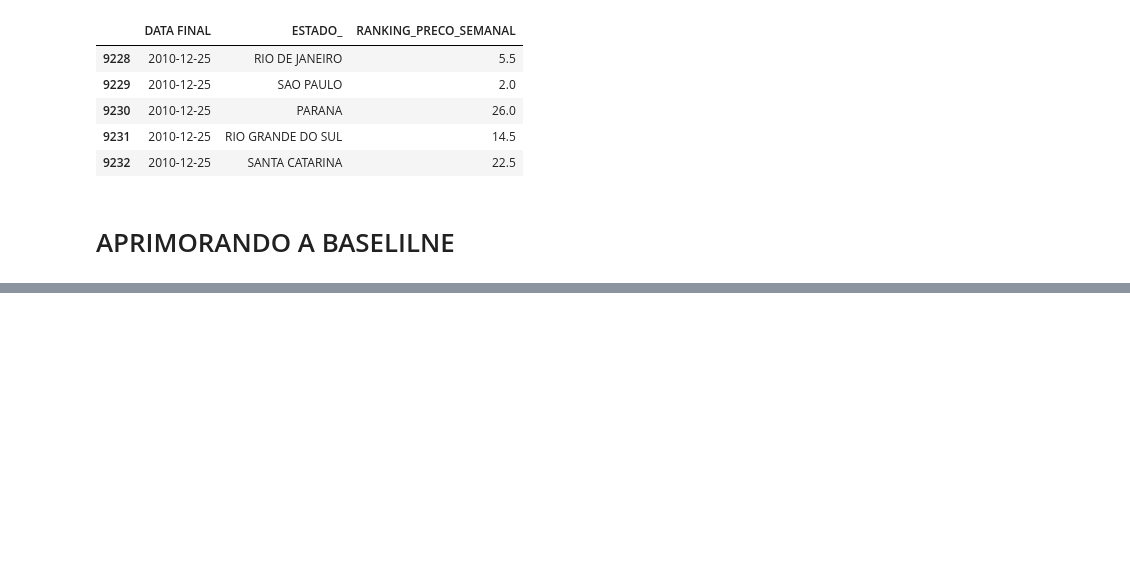
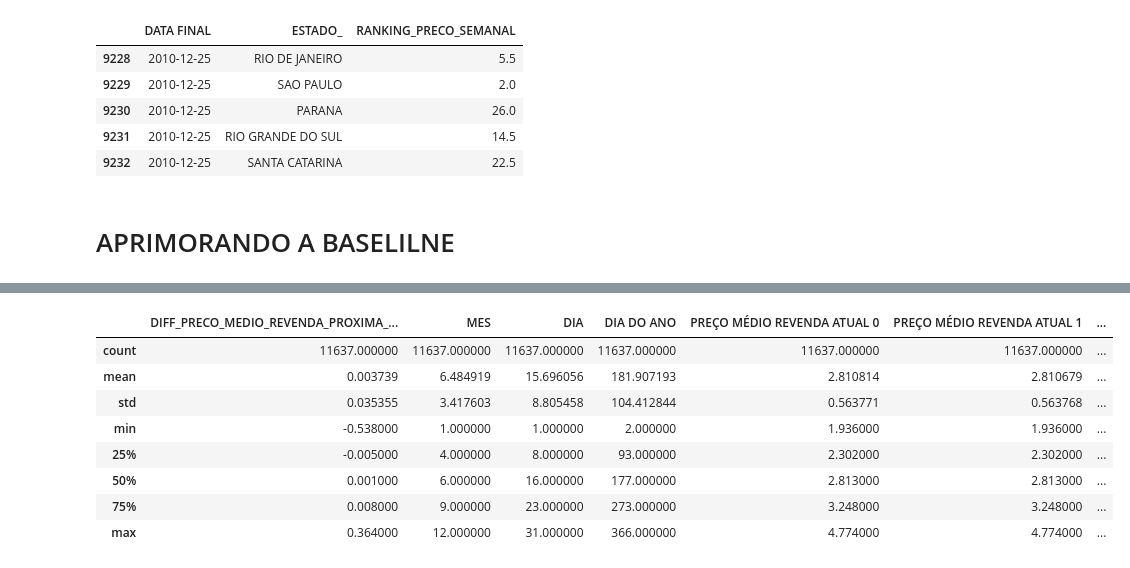
Before and after one commit to Breno-Valle/Gas_price_TimeSeries, a Jupyter notebook: gas_price.ipynb, the cells around one changed output, grey strips where cells are left out. Saved outputs shown, nothing was run; the diff lists cells and outputs as text; code cells hidden in the pictures; blank space fills up the shorter version.

```diff
--- a/gas_price.ipynb
+++ b/gas_price.ipynb
@@ -490,0 +552,12 @@ df_x_treino2[['DATA FINAL', 'ESTADO_','RANKING_PRECO_SEMANAL']].tail()
+# %%
+df_x_valid2.describe()
+# %% [output]
+|  | DIFF_PRECO_MEDIO_REVENDA_PROXIMA_... | MES | DIA | DIA DO ANO | PREÇO MÉDIO REVENDA ATUAL 0 | PREÇO MÉDIO REVENDA ATUAL 1 | ... |
+| count | 11637.000000 | 11637.000000 | 11637.000000 | 11637.000000 | 11637.000000 | 11637.000000 | ... |
+| mean | 0.003739 | 6.484919 | 15.696056 | 181.907193 | 2.810814 | 2.810679 | ... |
+| std | 0.035355 | 3.417603 | 8.805458 | 104.412844 | 0.563771 | 0.563768 | ... |
+| min | -0.538000 | 1.000000 | 1.000000 | 2.000000 | 1.936000 | 1.936000 | ... |
+| 25% | -0.005000 | 4.000000 | 8.000000 | 93.000000 | 2.302000 | 2.302000 | ... |
+| 50% | 0.001000 | 6.000000 | 16.000000 | 177.000000 | 2.813000 | 2.813000 | ... |
+| 75% | 0.008000 | 9.000000 | 23.000000 | 273.000000 | 3.248000 | 3.248000 | ... |
+| max | 0.364000 | 12.000000 | 31.000000 | 366.000000 | 4.774000 | 4.774000 | ... |
```
Also changed, not shown: parts of 14 cells of this notebook.
